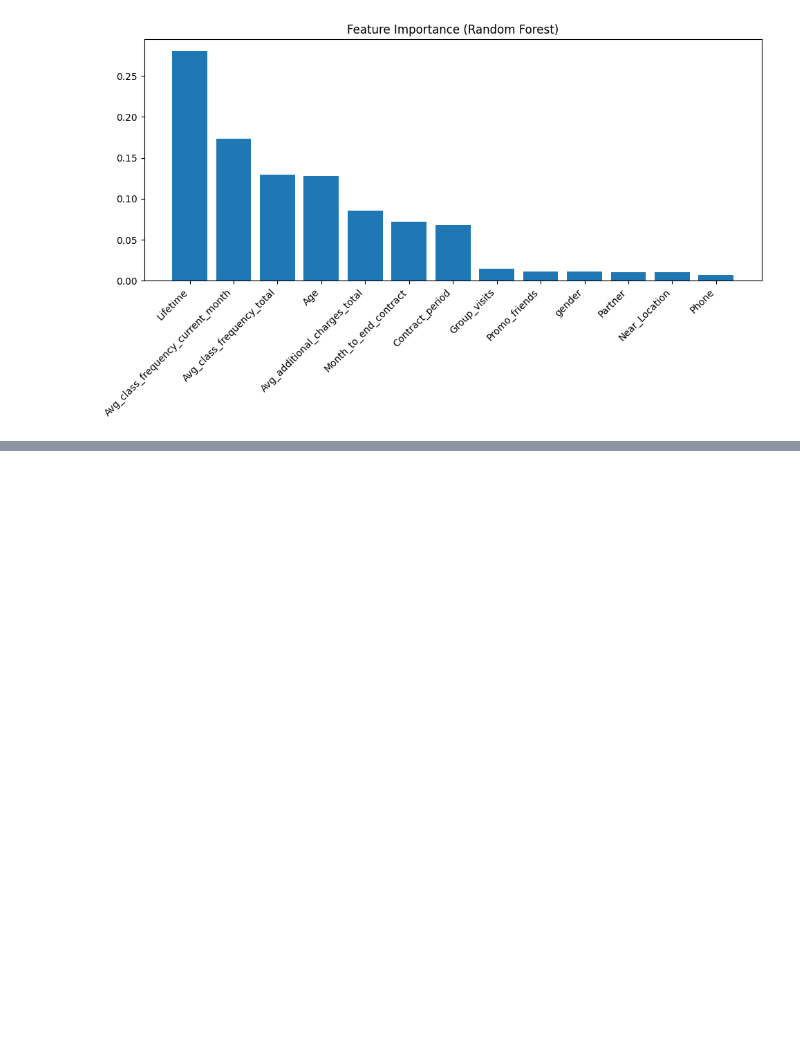
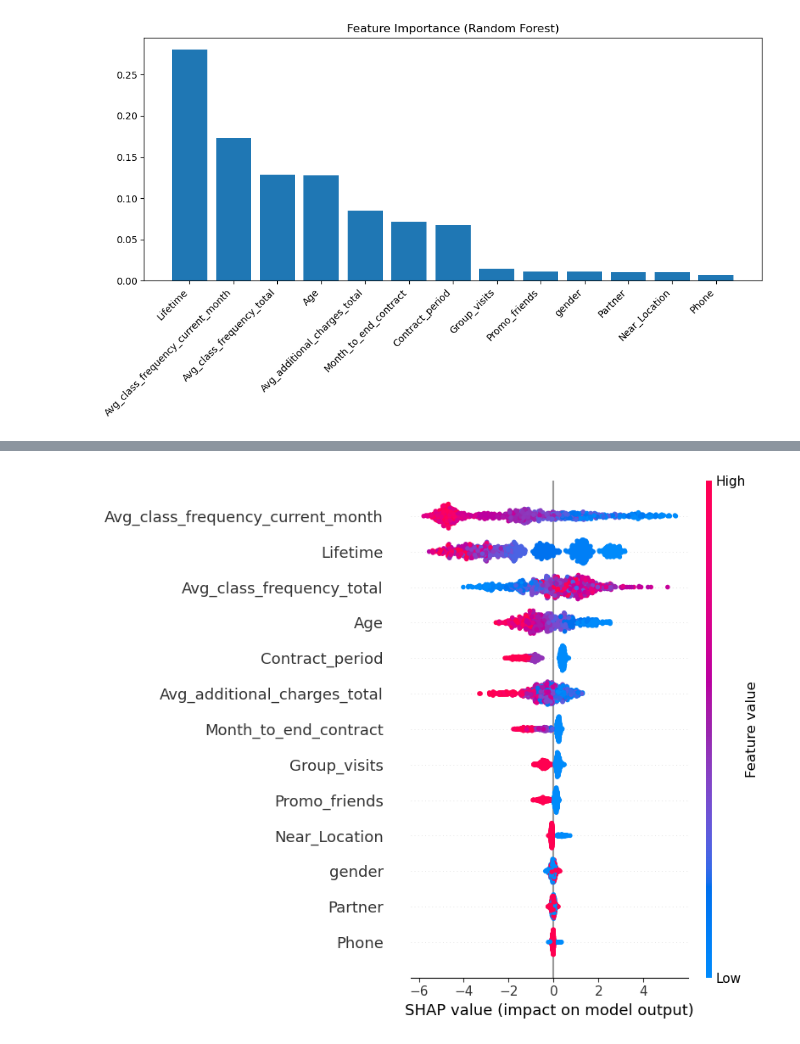
Before and after one commit to yukselkaran/gym-churn-prediction, a Jupyter notebook: gym-churn-prediction.ipynb, the cells around one changed output, grey strips where cells are left out. Cells and saved outputs as stored; diff of their text form; code cells hidden in the pictures; blank space fills up the shorter version.

```diff
--- a/gym-churn-prediction.ipynb
+++ b/gym-churn-prediction.ipynb
@@ -144,0 +297,8 @@ weighted avg       0.92      0.92      0.92       800
+# %%
+import shap
+
+# JS görselleştirme (Jupyter için)
+shap.initjs()
+
+explainer = shap.TreeExplainer(xgb_model)
+shap_values = explainer.shap_values(X_test)
@@ -144,0 +307,4 @@ weighted avg       0.92      0.92      0.92       800
+# %%
+shap.summary_plot(shap_values, X_test)
+# %% [output]
+[figure, added]
```
Also changed, not shown: parts of 18 cells of this notebook.
